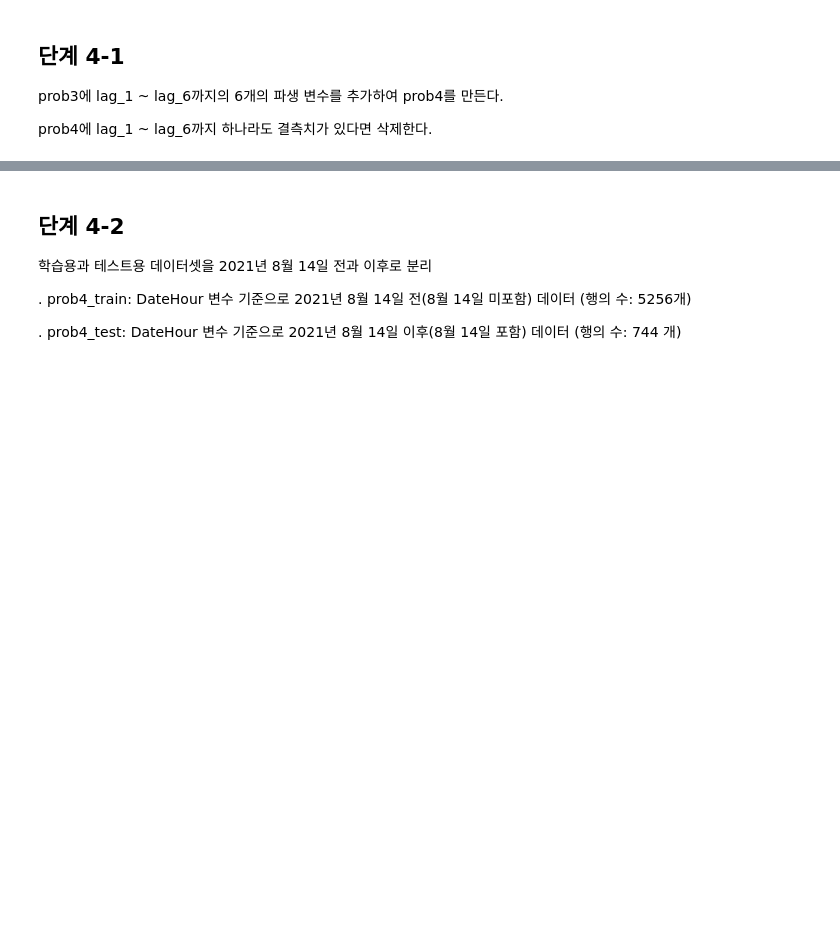
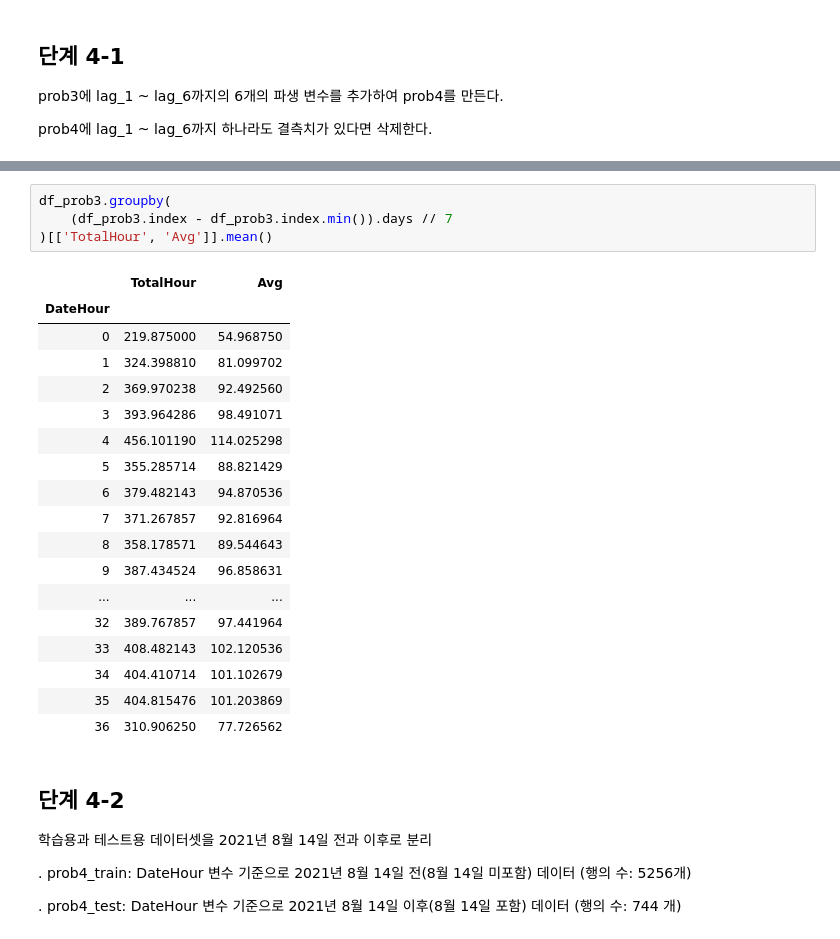
Before and after one commit to sunkusun9/DS_lv3_2502, a Jupyter notebook: sec_ds_lv3_prob3_prob.ipynb, the cells around one changed output, grey strips where cells are left out. Cells and saved outputs as stored; diff of their text form; blank space fills up the shorter version.

```diff
--- a/sec_ds_lv3_prob3_prob.ipynb
+++ b/sec_ds_lv3_prob3_prob.ipynb
@@ -1382,3 +1463,26 @@ prob4에 lag_1 ~ lag_6까지 하나라도 결측치가 있다면 삭제한다.
+# %%
+df_prob3.groupby(
+    (df_prob3.index - df_prob3.index.min()).days // 7
+)[['TotalHour', 'Avg']].mean()
+# %% [output]
+|  | TotalHour | Avg |
+| DateHour |  |  |
+| 0 | 219.875000 | 54.968750 |
+| 1 | 324.398810 | 81.099702 |
+| 2 | 369.970238 | 92.492560 |
+| 3 | 393.964286 | 98.491071 |
+| 4 | 456.101190 | 114.025298 |
+| 5 | 355.285714 | 88.821429 |
+| 6 | 379.482143 | 94.870536 |
+| 7 | 371.267857 | 92.816964 |
+| 8 | 358.178571 | 89.544643 |
+| 9 | 387.434524 | 96.858631 |
+| ... | ... | ... |
+| 32 | 389.767857 | 97.441964 |
+| 33 | 408.482143 | 102.120536 |
+| 34 | 404.410714 | 101.102679 |
+| 35 | 404.815476 | 101.203869 |
+| 36 | 310.906250 | 77.726562 |
 # %% [markdown]
 ## 단계 4-2
 
```
Also changed, not shown: parts of 103 cells of this notebook.
